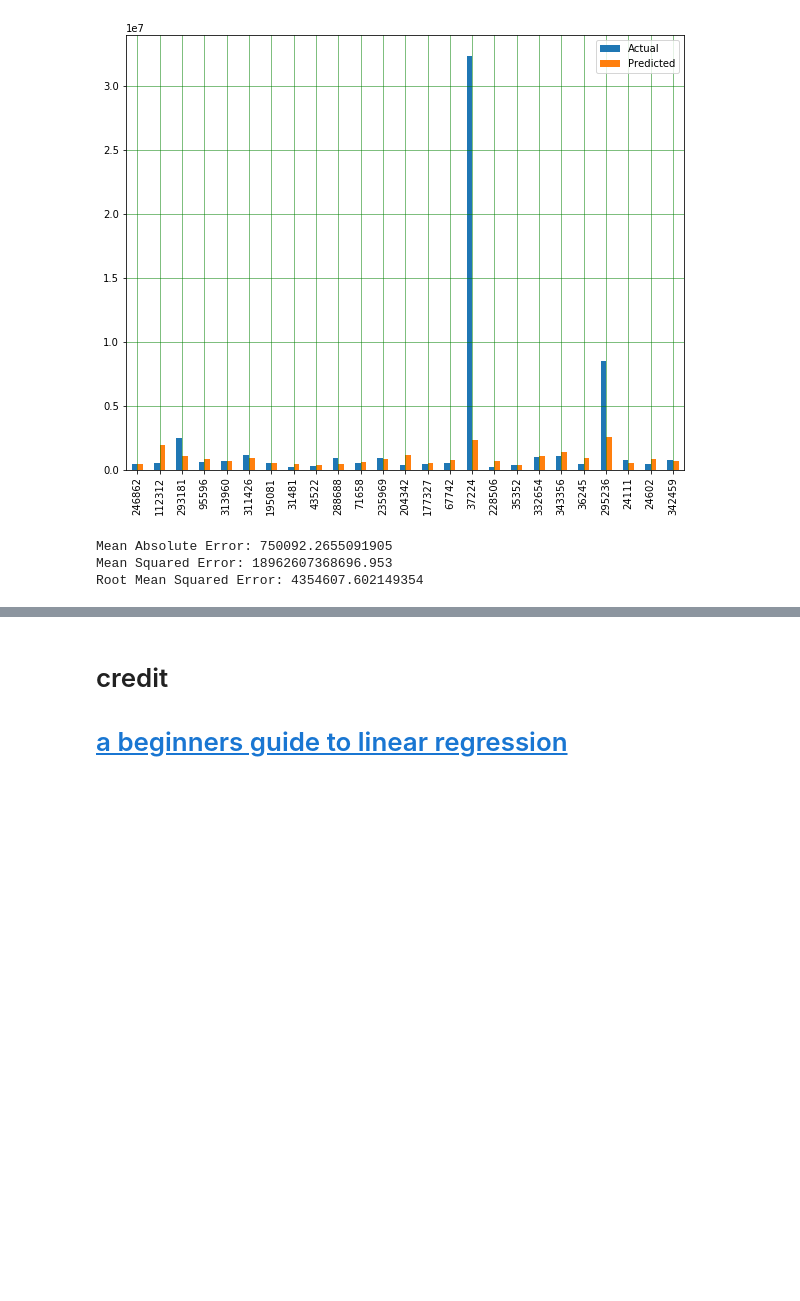
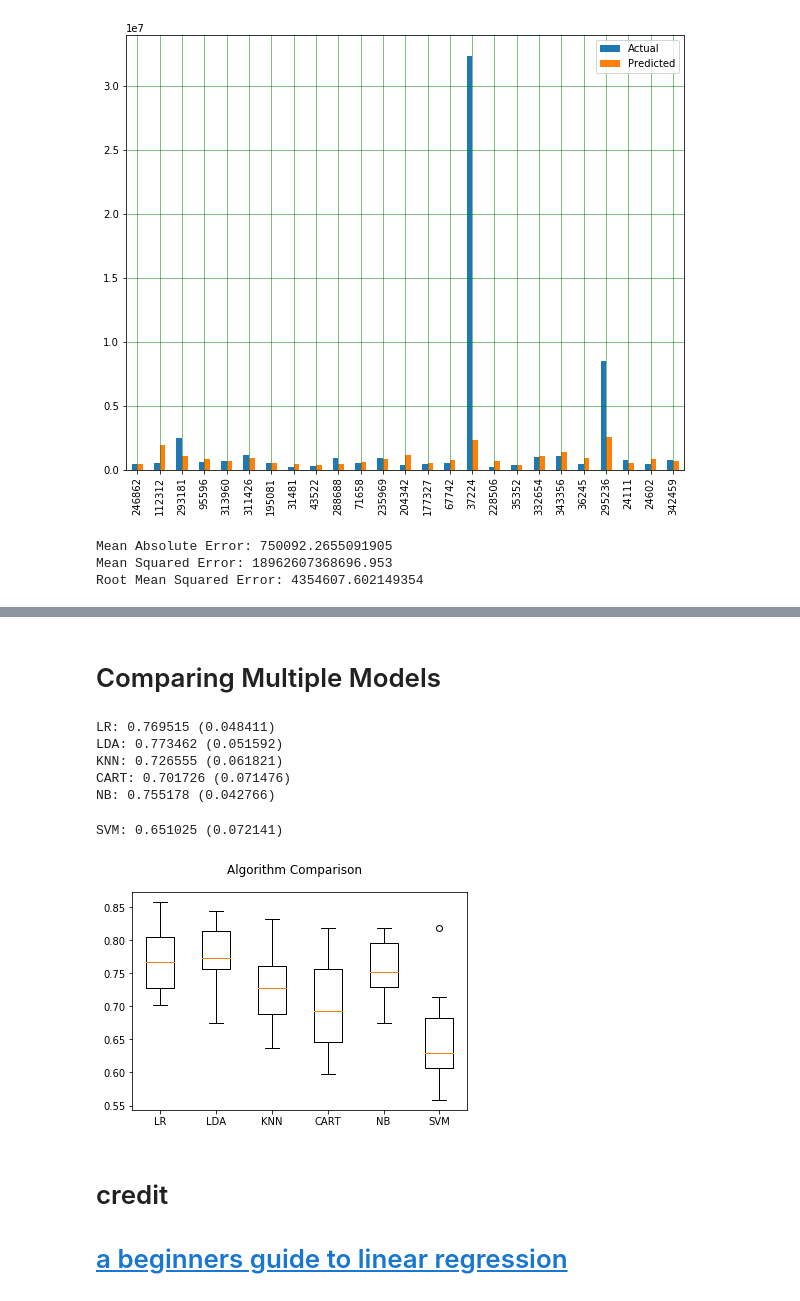
Before and after one commit to davidmaceachern/QAC020X303, a Jupyter notebook: notebooks/models.ipynb, the cells around one changed output, grey strips where cells are left out. Drawn from its saved outputs; the diff is of its cells as text; code cells hidden in the pictures; blank space fills up the shorter version.

```diff
--- a/notebooks/models.ipynb
+++ b/notebooks/models.ipynb
@@ -201,3 +259,74 @@ Root Mean Squared Error: 4354607.602149354
+# %% [markdown]
+# Comparing Multiple Models
+# %%
+# Compare Algorithms
+import pandas
+import matplotlib.pyplot as plt
+from sklearn import model_selection
+from sklearn.linear_model import LogisticRegression
+from sklearn.tree import DecisionTreeClassifier
+from sklearn.neighbors import KNeighborsClassifier
+from sklearn.discriminant_analysis import LinearDiscriminantAnalysis
+from sklearn.naive_bayes import GaussianNB
+from sklearn.svm import SVC
+# load dataset
+url = "https://raw.githubusercontent.com/jbrownlee/Datasets/master/pima-indians-diabetes.data.csv"
+names = ['preg', 'plas', 'pres', 'skin', 'test', 'mass', 'pedi', 'age', 'class']
+dataframe = pandas.read_csv(url, names=names)
+array = dataframe.values
+X = array[:,0:8]
+Y = array[:,8]
+# prepare configuration
+
+# # load dataset
+# df = pd.read_pickle('../data/processed/numeric_only.pkl')
+# array = dataframe.values
+# X = array[:,0:8]
+# Y = array[:,8]
+# # Split 80/20
+# X_train, X_test, y_train, y_test = train_test_split(X, y, test_size=0.2, random_state=0)
+# # Split data into predictors X and output Y
+# predictors = ['property_type', 'new_build', 'estate_type', 'district',
+#        'transaction_category', 'numcode_days_since']
+# X = df[predictors]
+# y = df['price_paid']
+# # prepare configuration for cross validation test harness
+# seed = 7
+
+# prepare models
+models = []
+models.append(('LR', LogisticRegression()))
+models.append(('LDA', LinearDiscriminantAnalysis()))
+models.append(('KNN', KNeighborsClassifier()))
+models.append(('CART', DecisionTreeClassifier()))
+models.append(('NB', GaussianNB()))
+models.append(('SVM', SVC()))
+# evaluate each model in turn
+results = []
+names = []
+scoring = 'accuracy'
+for name, model in models:
+    kfold = model_selection.KFold(n_splits=10, random_state=seed)
+    cv_results = model_selection.cross_val_score(model, X, Y, cv=kfold, scoring=scoring)
+    results.append(cv_results)
+    names.append(name)
+    msg = "%s: %f (%f)" % (name, cv_results.mean(), cv_results.std())
+    print(msg)
+# boxplot algorithm comparison
+fig = plt.figure()
+fig.suptitle('Algorithm Comparison')
+ax = fig.add_subplot(111)
+plt.boxplot(results)
+ax.set_xticklabels(names)
+plt.show()
+# %% [output]
+LR: 0.769515 (0.048411)
+LDA: 0.773462 (0.051592)
+KNN: 0.726555 (0.061821)
+CART: 0.701726 (0.071476)
+NB: 0.755178 (0.042766)
+SVM: 0.651025 (0.072141)
+[figure, added]
 # %% [markdown]
 # credit
 # [a beginners guide to linear regression](https://towardsdatascience.com/a-beginners-guide-to-linear-regression-in-python-with-scikit-learn-83a8f7ae2b4f)
```
Also changed, not shown: parts of 11 cells of this notebook, 8 other files.
